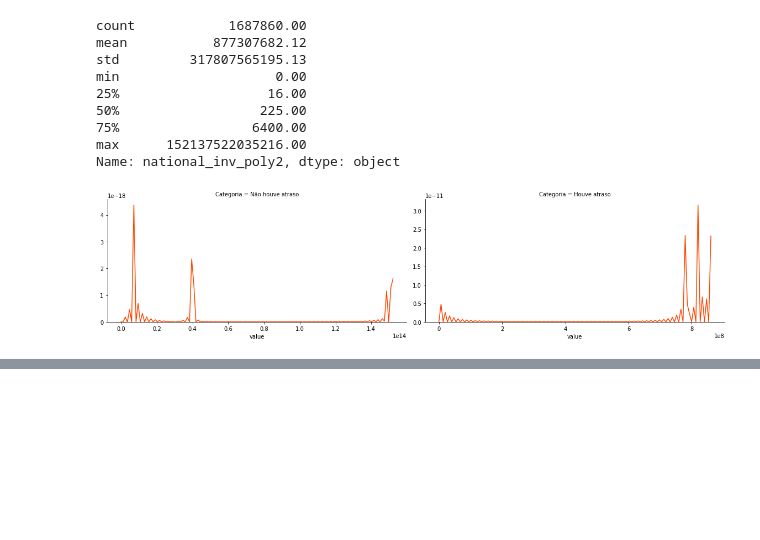
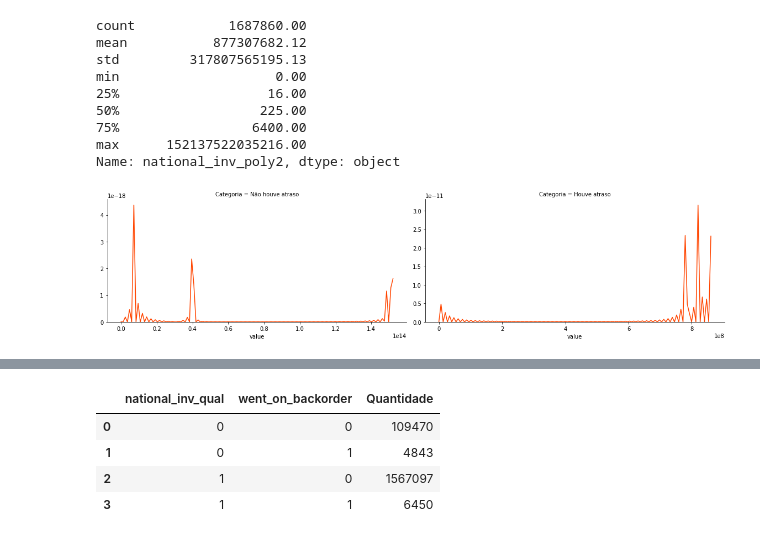
Before and after one commit to barbosarafael/Projetos, a Jupyter notebook: iNeuron_Back_order_prediction_Notebook/final_ineuron_BackOrderPrediction.ipynb, the cells around one changed output, grey strips where cells are left out. Saved outputs shown, nothing was run; the diff lists cells and outputs as text; code cells hidden in the pictures; blank space fills up the shorter version.

```diff
--- a/iNeuron_Back_order_prediction_Notebook/final_ineuron_BackOrderPrediction.ipynb
+++ b/iNeuron_Back_order_prediction_Notebook/final_ineuron_BackOrderPrediction.ipynb
@@ -294,0 +312,10 @@ g = g.map(sns.distplot, "value", color = "orangered", hist = False)
+# %%
+banco["national_inv_qual"] = banco["national_inv"].apply(lambda x: 0 if x <= 0 else 1)
+
+banco.groupby(["national_inv_qual", "went_on_backorder"]).size().reset_index().rename(columns = {0: "Quantidade"})
+# %% [output]
+|  | national_inv_qual | went_on_backorder | Quantidade |
+| 0 | 0 | 0 | 109470 |
+| 1 | 0 | 1 | 4843 |
+| 2 | 1 | 0 | 1567097 |
+| 3 | 1 | 1 | 6450 |
```
Also changed, not shown: parts of 16 cells of this notebook.
